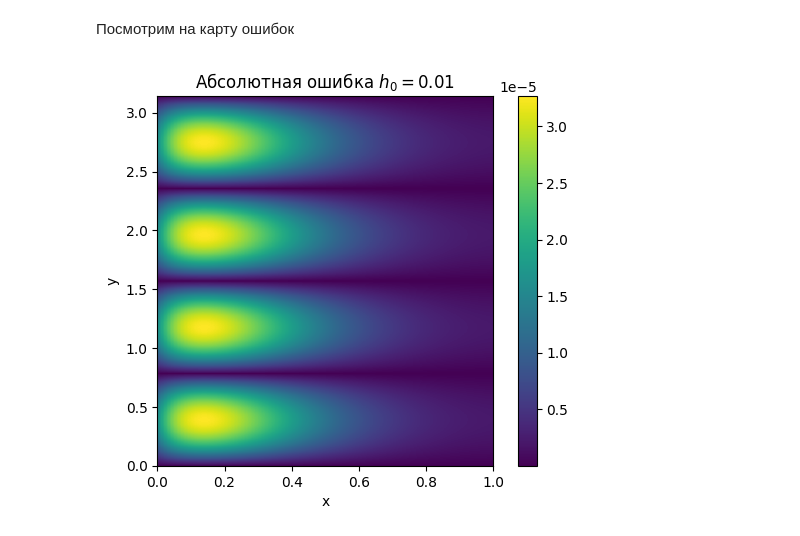
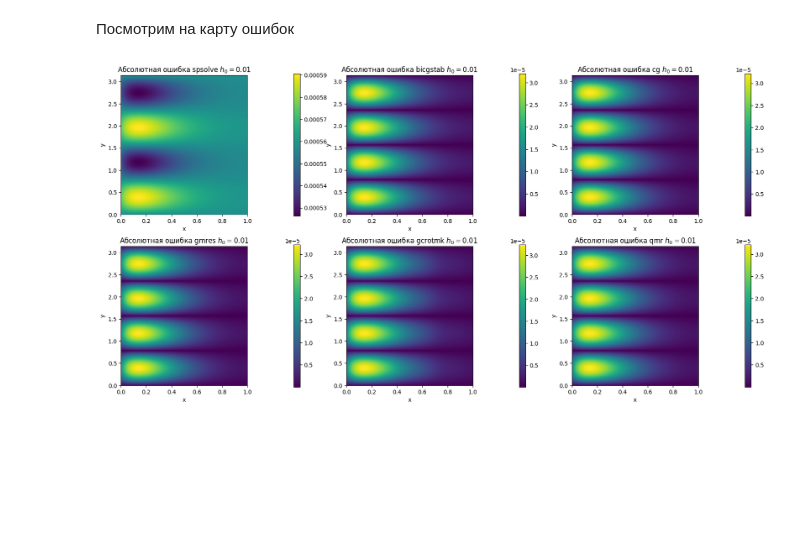
Before and after one commit to Xopppek/num_methods_sem7, a Jupyter notebook: lab4/lab4.ipynb, the cells around one changed output. Saved outputs shown, nothing was run; the diff lists cells and outputs as text; code cells hidden in the pictures; blank space fills up the shorter version.

```diff
--- a/lab4/lab4.ipynb
+++ b/lab4/lab4.ipynb
@@ -204,12 +277,63 @@ plt.show()
 # %% [markdown]
 Посмотрим на карту ошибок
-# %%
-im1 = plt.imshow(np.abs((u.T - analitical(X, Y).T)), origin='lower', extent=(0, l_x, 0, l_y), aspect=0.35)
-plt.xlabel('x')
-plt.ylabel('y')
-plt.title(f'Абсолютная ошибка $h_0 = ${h_0}')
-plt.colorbar(im1)
-
-plt.show()
-# %% [output]
-[figure, removed]
+# %%
+fig = plt.figure(figsize=(20, 10))
+gs = gridspec.GridSpec(2, 6, width_ratios=[1, 0.05, 1, 0.05, 1, 0.05,], wspace=0.7)
+
+ax1 = fig.add_subplot(gs[0])
+im1 = ax1.imshow(np.abs((u_sp - analitical(X, Y)).T), origin='lower', extent=(0, l_x, 0, l_y), aspect=0.35)
+ax1.set_xlabel('x')
+ax1.set_ylabel('y')
+ax1.set_title(f'Абсолютная ошибка spsolve $h_0 = ${h_0}')
+
+cb1_ax = fig.add_subplot(gs[1])
+fig.colorbar(im1, cb1_ax)
+
+ax2 = fig.add_subplot(gs[2])
+im2 = ax2.imshow(np.abs((u_bi - analitical(X, Y)).T), origin='lower', extent=(0, l_x, 0, l_y), aspect=0.35)
+ax2.set_xlabel('x')
+ax2.set_ylabel('y')
+ax2.set_title(f'Абсолютная ошибка bicgstab $h_0 = ${h_0}')
+
+cb2_ax = fig.add_subplot(gs[3])
+fig.colorbar(im2, cb2_ax)
+
+ax3 = fig.add_subplot(gs[4])
+im3 = ax3.imshow(np.abs((u_cg - analitical(X, Y)).T), origin='lower', extent=(0, l_x, 0, l_y), aspect=0.35)
+ax3.set_xlabel('x')
+ax3.set_ylabel('y')
+ax3.set_title(f'Абсолютная ошибка cg $h_0 = ${h_0}')
+
+cb3_ax = fig.add_subplot(gs[5])
+fig.colorbar(im3, cb3_ax)
+
+ax4 = fig.add_subplot(gs[6])
+im4 = ax4.imshow(np.abs((u_gm - analitical(X, Y)).T), origin='lower', extent=(0, l_x, 0, l_y), aspect=0.35)
+ax4.set_xlabel('x')
+ax4.set_ylabel('y')
+ax4.set_title(f'Абсолютная ошибка gmres $h_0 = ${h_0}')
+
+cb4_ax = fig.add_subplot(gs[7])
+fig.colorbar(im4, cb4_ax)
+
+ax5 = fig.add_subplot(gs[8])
+im5 = ax5.imshow(np.abs((u_gc - analitical(X, Y)).T), origin='lower', extent=(0, l_x, 0, l_y), aspect=0.35)
+ax5.set_xlabel('x')
+ax5.set_ylabel('y')
+ax5.set_title(f'Абсолютная ошибка gcrotmk $h_0 = ${h_0}')
+
+cb5_ax = fig.add_subplot(gs[9])
+fig.colorbar(im5, cb5_ax)
+
+ax6 = fig.add_subplot(gs[10])
+im6 = ax6.imshow(np.abs((u_qm - analitical(X, Y)).T), origin='lower', extent=(0, l_x, 0, l_y), aspect=0.35)
+ax6.set_xlabel('x')
+ax6.set_ylabel('y')
+ax6.set_title(f'Абсолютная ошибка qmr $h_0 = ${h_0}')
+
+cb6_ax = fig.add_subplot(gs[11])
+fig.colorbar(im6, cb6_ax)
+
+plt.show()
+# %% [output]
+[figure, added]
```
Also changed, not shown: parts of 42 cells of this notebook.
